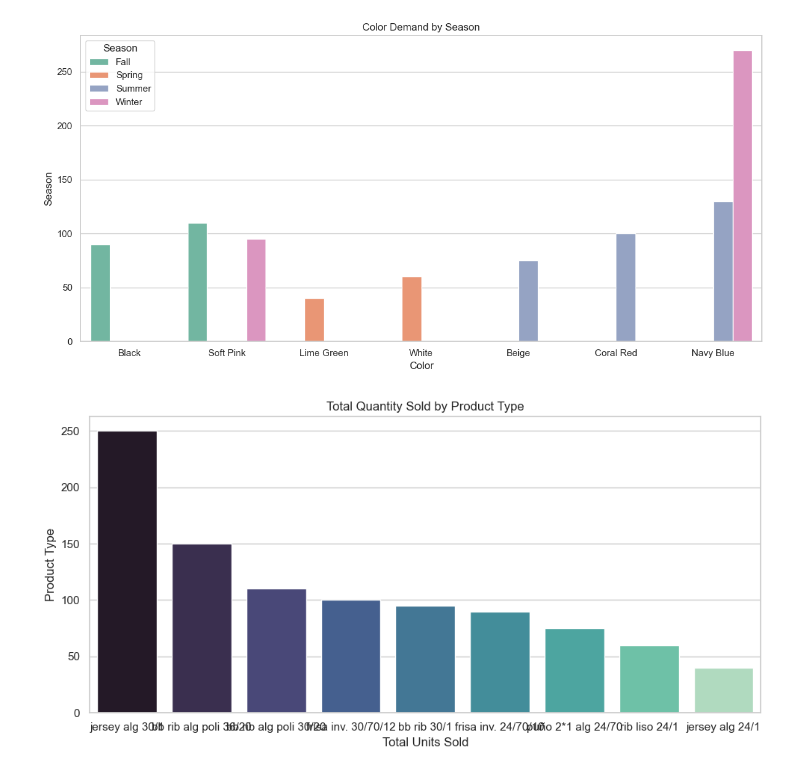
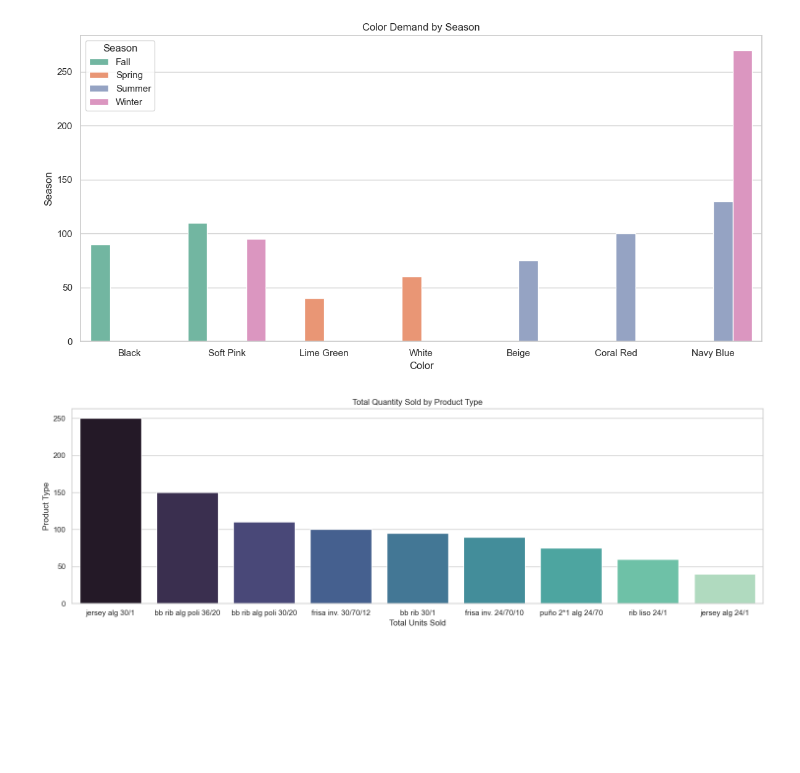
Before and after one commit to danveb/color-demand-predictor, a Jupyter notebook: color_trend_analysis.ipynb, the cells around one changed output. Cells and saved outputs as stored; diff of their text form; code cells hidden in the pictures; blank space fills up the shorter version.

```diff
--- a/color_trend_analysis.ipynb
+++ b/color_trend_analysis.ipynb
@@ -3,7 +9,7 @@
 import pandas as pd
 
 # load csv file into a pandas DataFrame, parsing "Date" column as datetime
-df = pd.read_csv("sales_data.csv", parse_dates=["Date"])
+df = pd.read_csv("sales_data_sample.csv", parse_dates=["Date"])
 
 # display first 5 rows to check data loaded correctly
 df.head()
@@ -89,19 +95,19 @@ plt.show()
 # %%
 # analyize sales trend by product type
 product_sales = df.groupby("Product Type")["Quantity Sold"].sum().sort_values(ascending=False)
 
 # plot horizontal bar chart of product sales
-plt.figure(figsize=(10,5))
+plt.figure(figsize=(15, 5))
 sns.barplot(
     y=product_sales.values,
     x=product_sales.index,
     palette="mako",
     hue=product_sales.index,  # assign hue
 )
 plt.title("Total Quantity Sold by Product Type")
 plt.xlabel("Total Units Sold")
 plt.ylabel("Product Type")
 plt.tight_layout()
 plt.show()
 # %% [output]
-[figure, old version]
+[figure, new version]
```
Also changed, not shown: parts of 2 cells of this notebook, 1 other file.
